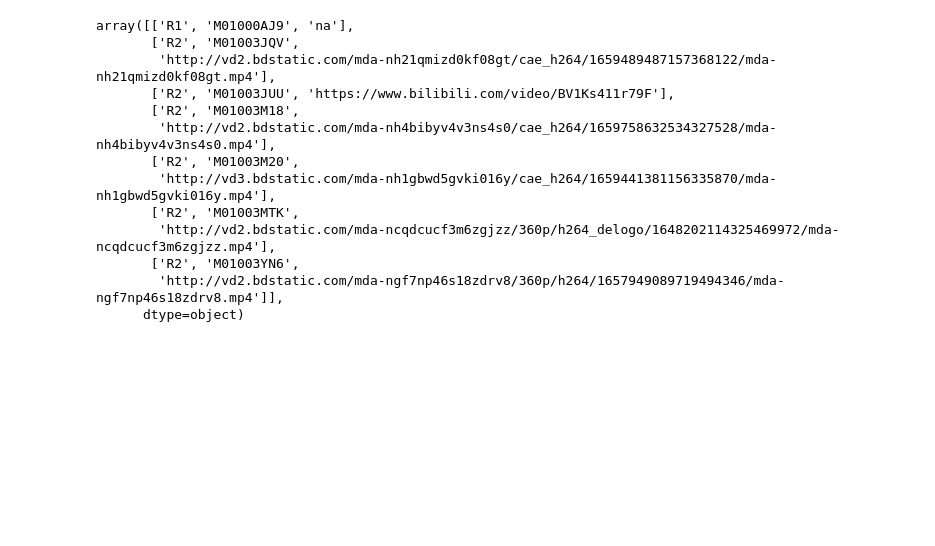
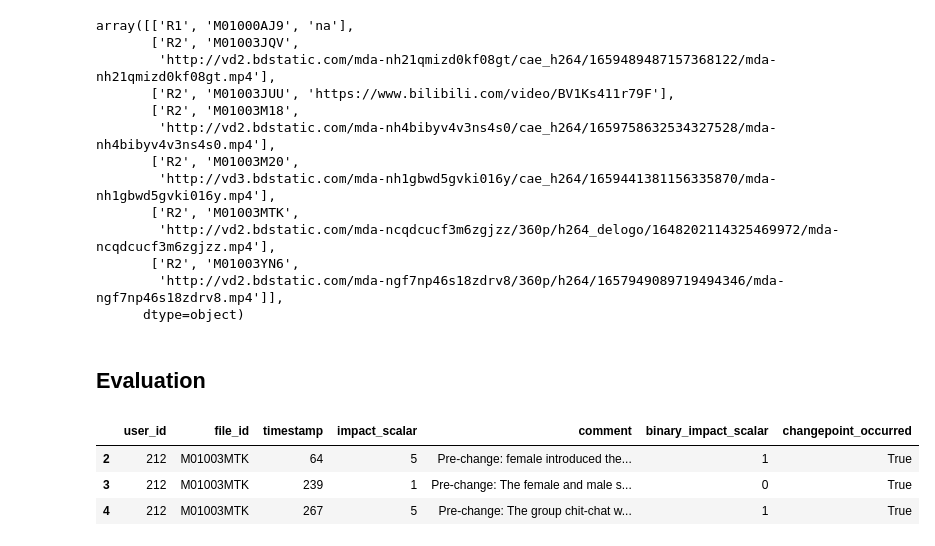
Before and after one commit to ToddMorrill/charm, a Jupyter notebook: circumplex/manual_labeling.ipynb, the cells around one changed output. Cells and saved outputs as stored; diff of their text form; code cells hidden in the pictures; blank space fills up the shorter version.

```diff
--- a/circumplex/manual_labeling.ipynb
+++ b/circumplex/manual_labeling.ipynb
@@ -133,3 +141,12 @@ array([['R1', 'M01000AJ9', 'na'],
        ['R2', 'M01003YN6',
         'http://vd2.bdstatic.com/mda-ngf7np46s18zdrv8/360p/h264/1657949089719494346/mda-ngf7np46s18zdrv8.mp4']],
       dtype=object)
+# %% [markdown]
+## Evaluation
+# %%
+changepoint_df[changepoint_df['file_id'] == 'M01003MTK']
+# %% [output]
+|  | user_id | file_id | timestamp | impact_scalar | comment | binary_impact_scalar | changepoint_occurred |
+| 2 | 212 | M01003MTK | 64 | 5 | Pre-change: female introduced the... | 1 | True |
+| 3 | 212 | M01003MTK | 239 | 1 | Pre-change: The female and male s... | 0 | True |
+| 4 | 212 | M01003MTK | 267 | 5 | Pre-change: The group chit-chat w... | 1 | True |
```
Also changed, not shown: parts of 26 cells of this notebook, 10 other files.
